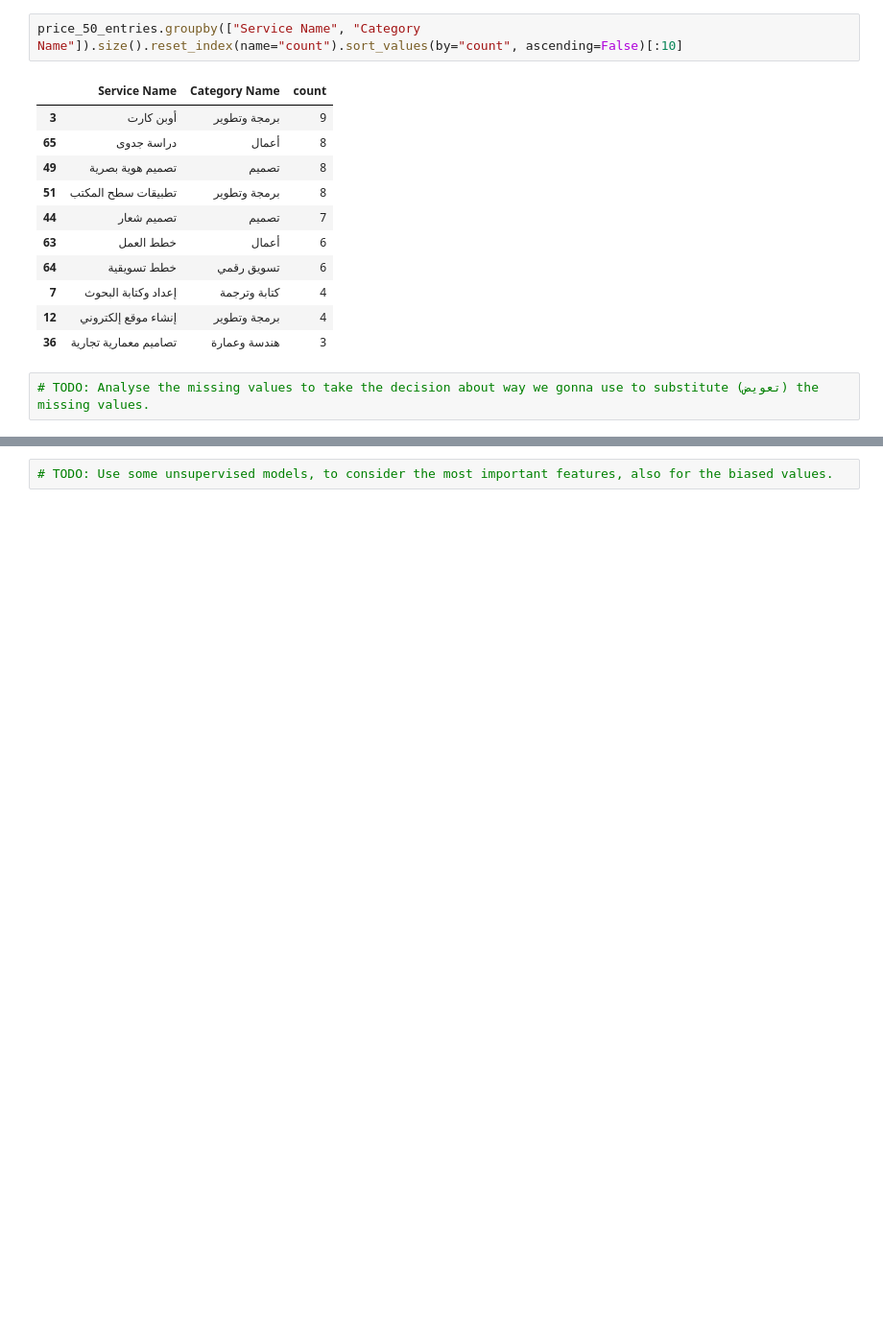
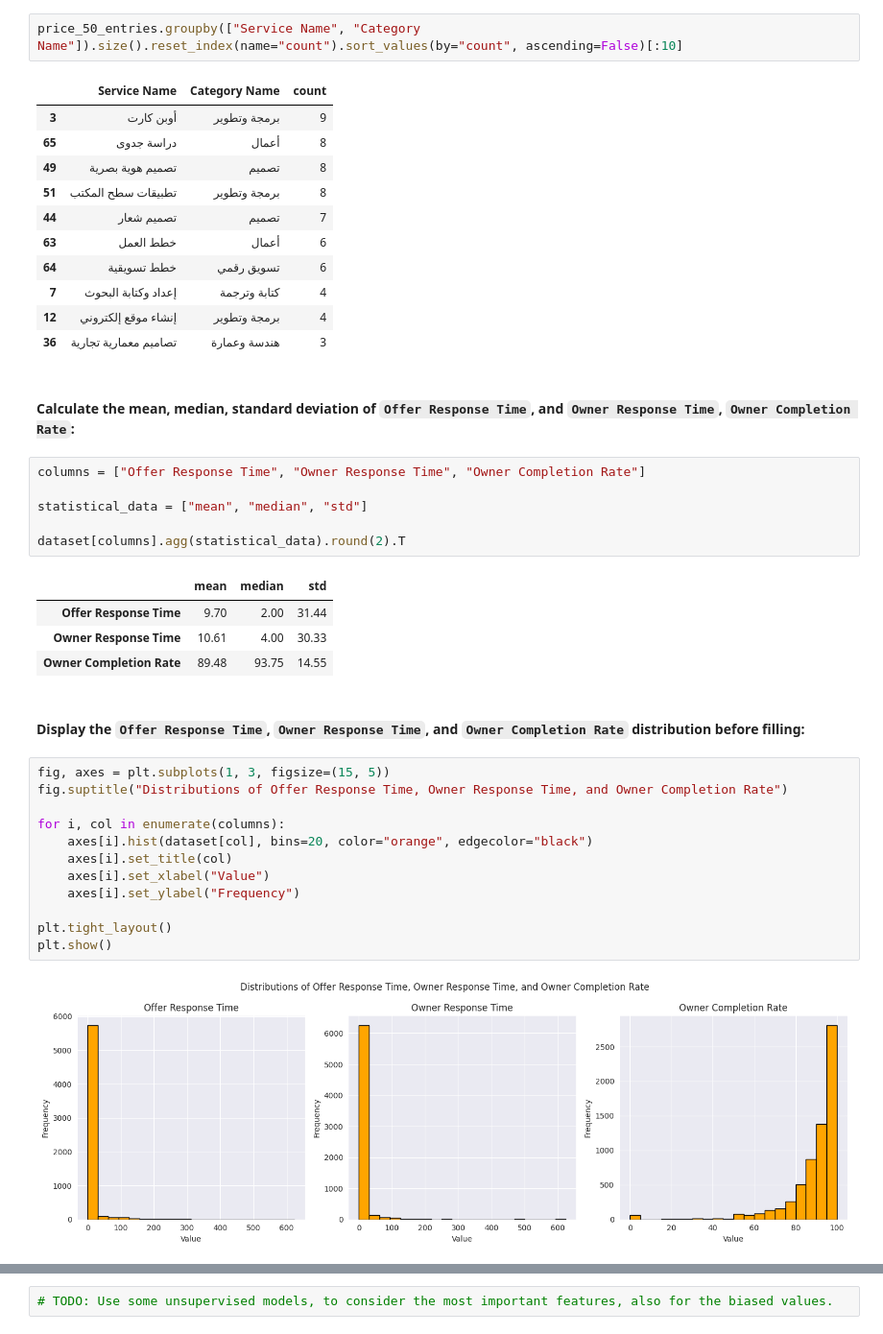
Before and after one commit to IsmaelMousa/khamsat-predictor, a Jupyter notebook: notebooks/eda.ipynb, the cells around one changed output, grey strips where cells are left out. Shown at 96% size. Saved outputs shown, nothing was run; the diff lists cells and outputs as text; blank space fills up the shorter version.

```diff
--- a/notebooks/eda.ipynb
+++ b/notebooks/eda.ipynb
@@ -869,5 +921,32 @@ price_50_entries.groupby(["Service Name", "Category Name"]).size().reset_index(n
 | 7 | إعداد وكتابة البحوث | كتابة وترجمة | 4 |
 | 12 | إنشاء موقع إلكتروني | برمجة وتطوير | 4 |
 | 36 | تصاميم معمارية تجارية | هندسة وعمارة | 3 |
+# %% [markdown]
+#### Calculate the mean, median, standard deviation of `Offer Response Time`, and `Owner Response Time`, `Owner Completion Rate`:
 # %%
-# TODO: Analyse the missing values to take the decision about way we gonna use to substitute (تعويض) the missing values.
+columns = ["Offer Response Time", "Owner Response Time", "Owner Completion Rate"]
+
+statistical_data = ["mean", "median", "std"]
+
+dataset[columns].agg(statistical_data).round(2).T
+# %% [output]
+|  | mean | median | std |
+| Offer Response Time | 9.70 | 2.00 | 31.44 |
+| Owner Response Time | 10.61 | 4.00 | 30.33 |
+| Owner Completion Rate | 89.48 | 93.75 | 14.55 |
+# %% [markdown]
+#### Display the `Offer Response Time`, `Owner Response Time`, and `Owner Completion Rate` distribution before filling:
+# %%
+fig, axes = plt.subplots(1, 3, figsize=(15, 5))
+fig.suptitle("Distributions of Offer Response Time, Owner Response Time, and Owner Completion Rate")
+
+for i, col in enumerate(columns):
+    axes[i].hist(dataset[col], bins=20, color="orange", edgecolor="black")
+    axes[i].set_title(col)
+    axes[i].set_xlabel("Value")
+    axes[i].set_ylabel("Frequency")
+
+plt.tight_layout()
+plt.show()
+# %% [output]
+[figure, added]
```
Also changed, not shown: parts of 34 cells of this notebook.
